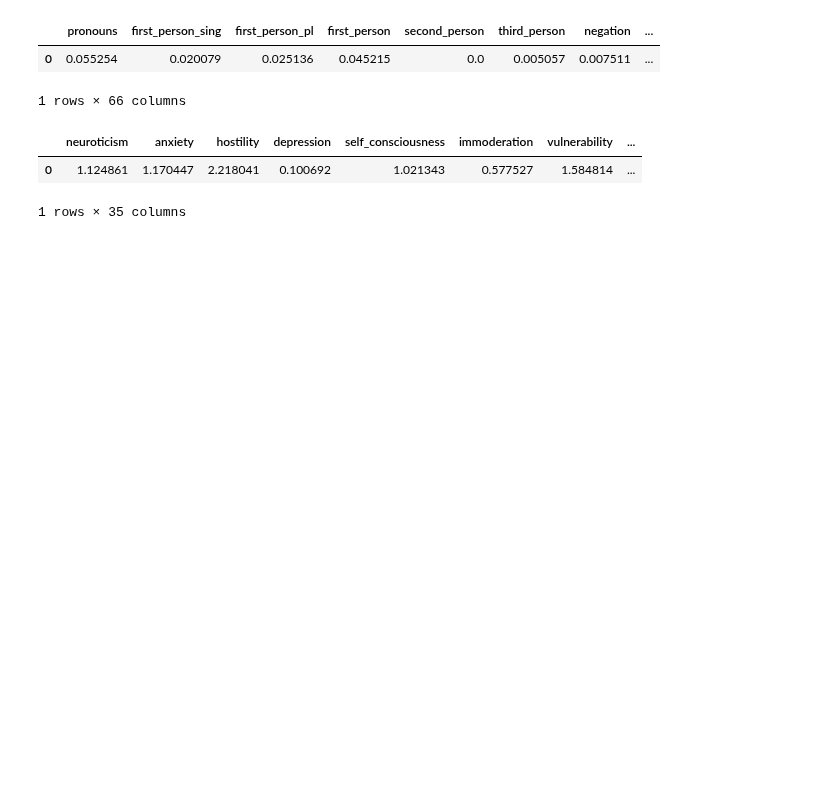
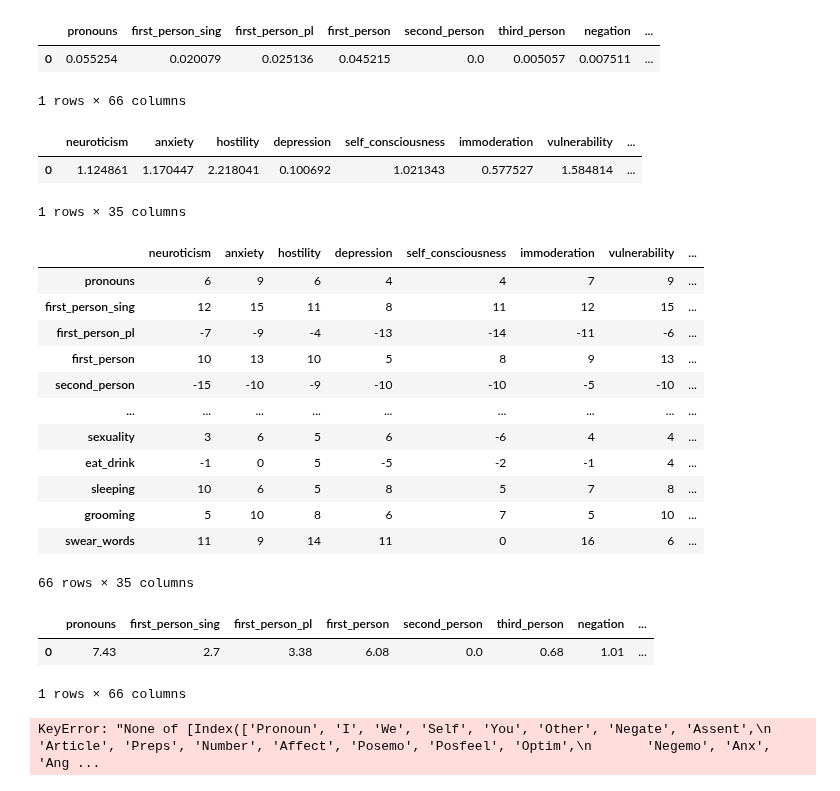
Before and after one commit to epfl-ada/ada-2021-project-madry, a Jupyter notebook: exploration.ipynb, the cells around one changed output. Drawn from its saved outputs; the diff is of its cells as text; code cells hidden in the pictures; blank space fills up the shorter version.

Commit message:
add helpers

```diff
--- a/exploration.ipynb
+++ b/exploration.ipynb
@@ -166,3 +172,32 @@ data
 |  | neuroticism | anxiety | hostility | depression | self_consciousness | immoderation | vulnerability | ... |
 | 0 | 1.124861 | 1.170447 | 2.218041 | 0.100692 | 1.021343 | 0.577527 | 1.584814 | ... |
 1 rows × 35 columns
+# %%
+liwc_ocean
+# %% [output]
+|  | neuroticism | anxiety | hostility | depression | self_consciousness | immoderation | vulnerability | ... |
+| pronouns | 6 | 9 | 6 | 4 | 4 | 7 | 9 | ... |
+| first_person_sing | 12 | 15 | 11 | 8 | 11 | 12 | 15 | ... |
+| first_person_pl | -7 | -9 | -4 | -13 | -14 | -11 | -6 | ... |
+| first_person | 10 | 13 | 10 | 5 | 8 | 9 | 13 | ... |
+| second_person | -15 | -10 | -9 | -10 | -10 | -5 | -10 | ... |
+| ... | ... | ... | ... | ... | ... | ... | ... | ... |
+| sexuality | 3 | 6 | 5 | 6 | -6 | 4 | 4 | ... |
+| eat_drink | -1 | 0 | 5 | -5 | -2 | -1 | 4 | ... |
+| sleeping | 10 | 6 | 5 | 8 | 5 | 7 | 8 | ... |
+| grooming | 5 | 10 | 8 | 6 | 7 | 5 | 10 | ... |
+| swear_words | 11 | 9 | 14 | 11 | 0 | 16 | 6 | ... |
+66 rows × 35 columns
+# %%
+liwc_features
+# %% [output]
+|  | pronouns | first_person_sing | first_person_pl | first_person | second_person | third_person | negation | ... |
+| 0 | 7.43 | 2.7 | 3.38 | 6.08 | 0.0 | 0.68 | 1.01 | ... |
+1 rows × 66 columns
+# %%
+from helpers import predict_personality
+
+liwc_data = pd.read_csv('data/sample-liwc.csv')
+personality_data = predict_personality(liwc_data)
+# %% [output]
+KeyError: "None of [Index(['Pronoun', 'I', 'We', 'Self', 'You', 'Other', 'Negate', 'Assent',\n       'Article', 'Preps', 'Number', 'Affect', 'Posemo', 'Posfeel', 'Optim',\n       'Negemo', 'Anx', 'Ang ...
```
Also changed, not shown: parts of 3 cells of this notebook, 5 other files.
